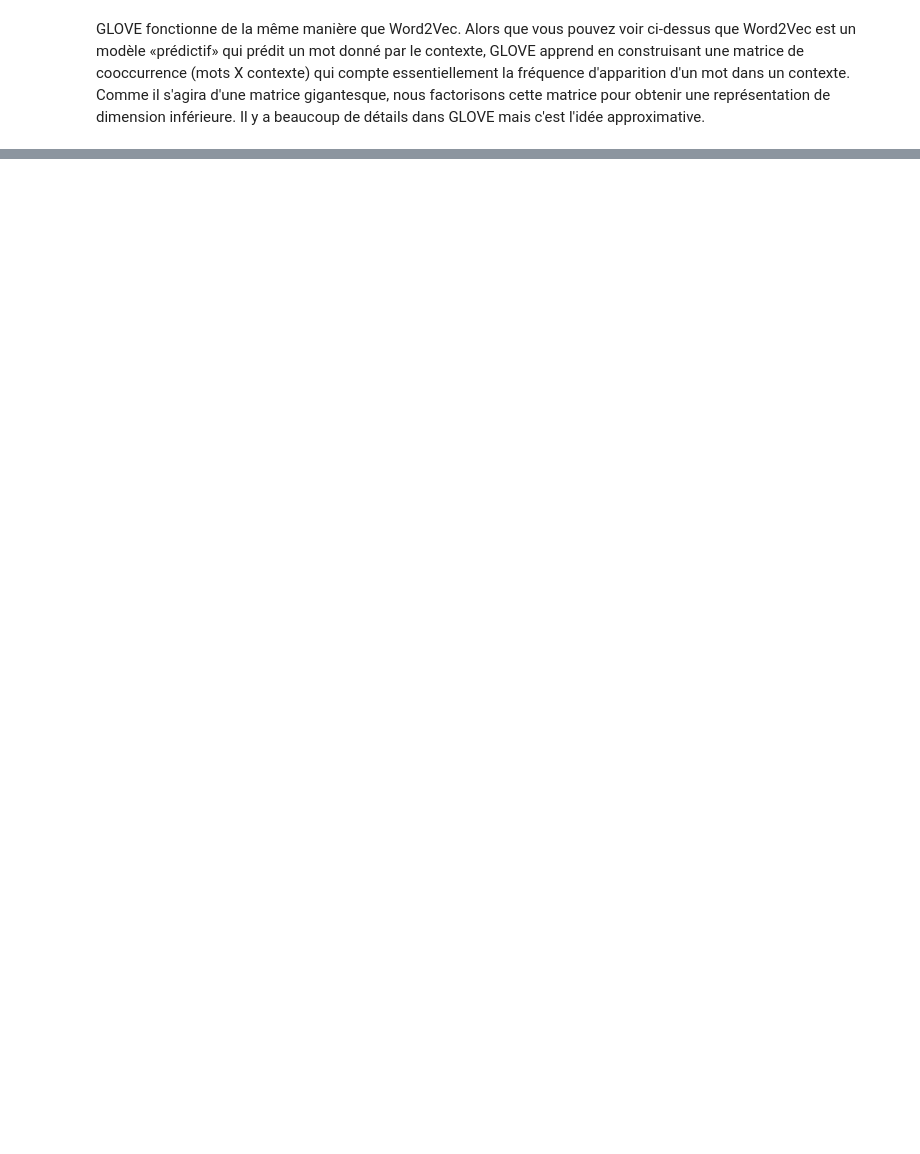
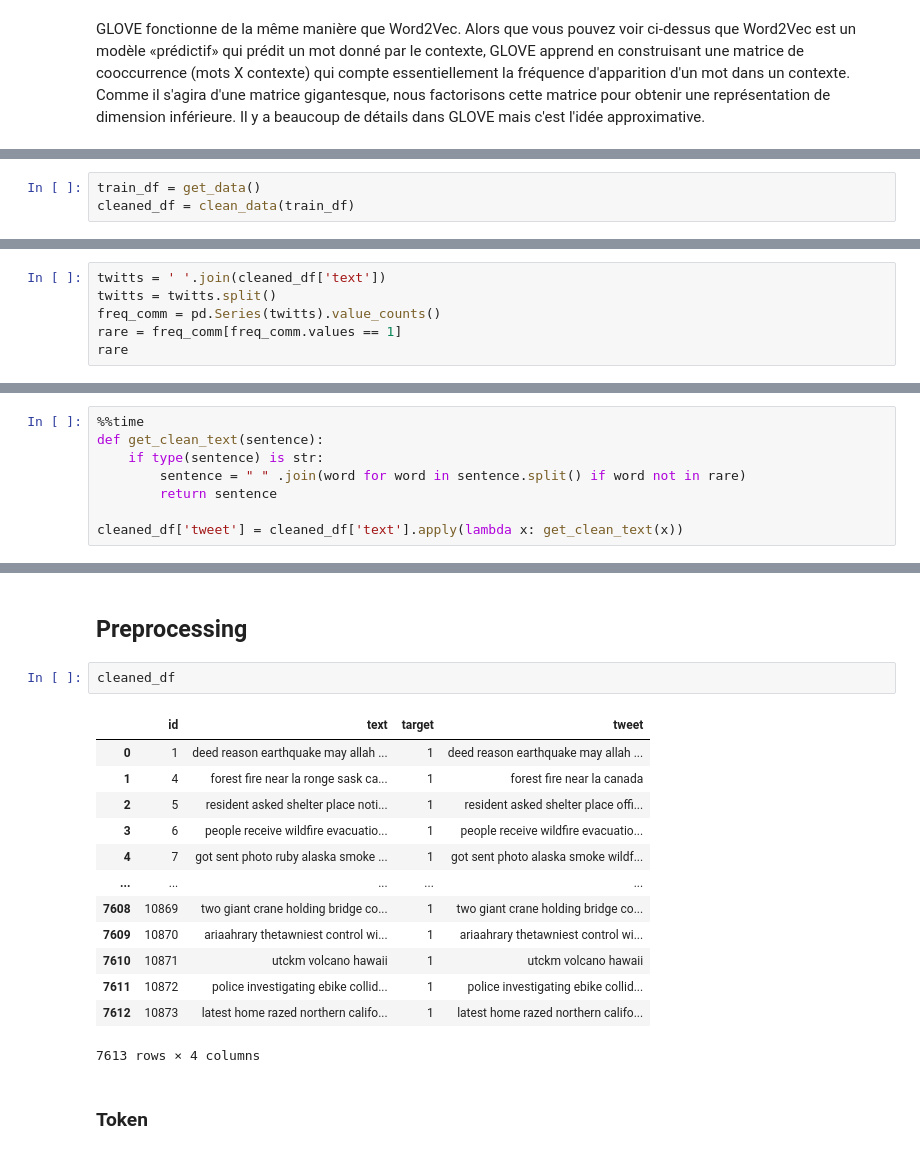
Before and after one commit to AxelCatelan/NLP_Natural_Disasters, a Jupyter notebook: notebooks/Deep_Learning_test1_Camille.ipynb, the cells around one changed output, grey strips where cells are left out. Drawn from its saved outputs; the diff is of its cells as text; blank space fills up the shorter version.

```diff
--- a/notebooks/Deep_Learning_test1_Camille.ipynb
+++ b/notebooks/Deep_Learning_test1_Camille.ipynb
@@ -19,0 +19,3 @@ df = pd.read_csv('../raw_data/)
+# %%
+train_df = get_data()
+cleaned_df = clean_data(train_df)
@@ -19,0 +56,6 @@ df = pd.read_csv('../raw_data/)
+# %%
+twitts = ' '.join(cleaned_df['text'])
+twitts = twitts.split()
+freq_comm = pd.Series(twitts).value_counts()
+rare = freq_comm[freq_comm.values == 1]
+rare
@@ -19,0 +98,8 @@ df = pd.read_csv('../raw_data/)
+# %%
+%%time
+def get_clean_text(sentence):
+    if type(sentence) is str:
+        sentence = " " .join(word for word in sentence.split() if word not in rare)
+        return sentence
+
+cleaned_df['tweet'] = cleaned_df['text'].apply(lambda x: get_clean_text(x))
@@ -19,0 +109,20 @@ df = pd.read_csv('../raw_data/)
+# %% [markdown]
+## Preprocessing
+# %%
+cleaned_df
+# %% [output]
+|  | id | text | target | tweet |
+| 0 | 1 | deed reason earthquake may allah ... | 1 | deed reason earthquake may allah ... |
+| 1 | 4 | forest fire near la ronge sask ca... | 1 | forest fire near la canada |
+| 2 | 5 | resident asked shelter place noti... | 1 | resident asked shelter place offi... |
+| 3 | 6 | people receive wildfire evacuatio... | 1 | people receive wildfire evacuatio... |
+| 4 | 7 | got sent photo ruby alaska smoke ... | 1 | got sent photo alaska smoke wildf... |
+| ... | ... | ... | ... | ... |
+| 7608 | 10869 | two giant crane holding bridge co... | 1 | two giant crane holding bridge co... |
+| 7609 | 10870 | ariaahrary thetawniest control wi... | 1 | ariaahrary thetawniest control wi... |
+| 7610 | 10871 | utckm volcano hawaii | 1 | utckm volcano hawaii |
+| 7611 | 10872 | police investigating ebike collid... | 1 | police investigating ebike collid... |
+| 7612 | 10873 | latest home razed northern califo... | 1 | latest home razed northern califo... |
+7613 rows × 4 columns
+# %% [markdown]
+### Token
```
Also changed, not shown: parts of 36 cells of this notebook.
